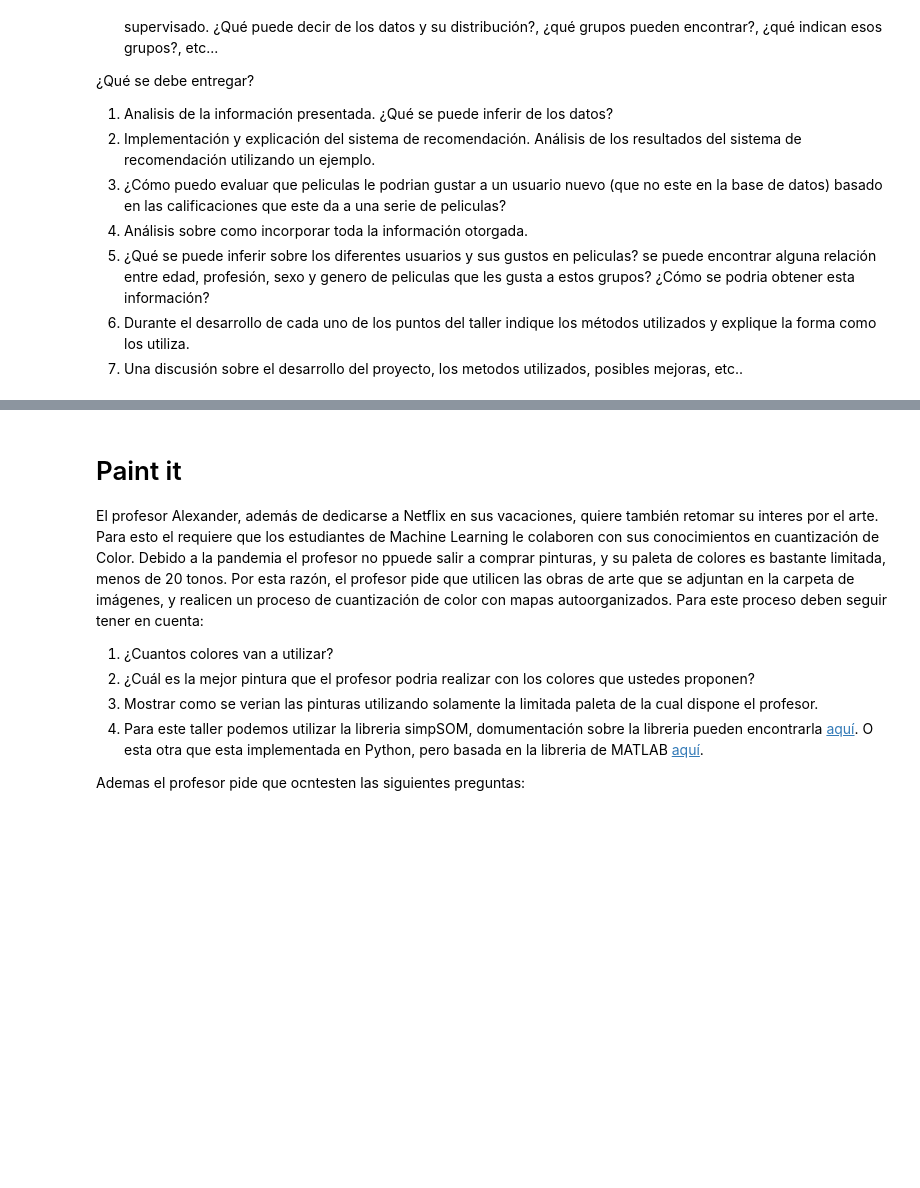
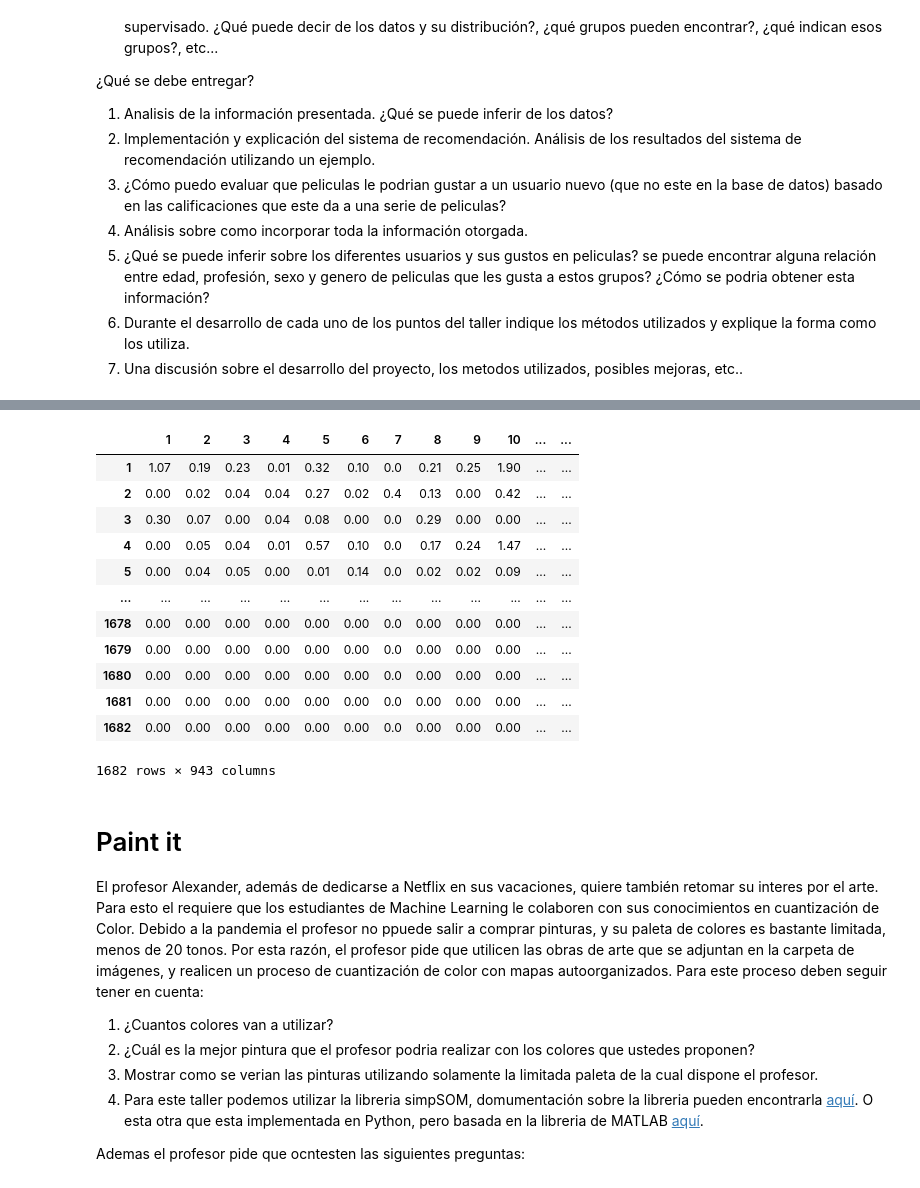
Before and after one commit to Santiago1325/Unsupervised-Learning, a Jupyter notebook: Proyecto 3 Unsupervised Learning.ipynb, the cells around one changed output, grey strips where cells are left out. Cells and saved outputs as stored; diff of their text form; code cells hidden in the pictures; blank space fills up the shorter version.

```diff
--- a/Proyecto 3 Unsupervised Learning.ipynb
+++ b/Proyecto 3 Unsupervised Learning.ipynb
@@ -47,0 +111,18 @@ array([0., 0., 0., ..., 0., 0., 0.])
+# %%
+reconstructed = pd.DataFrame(np.round(np.dot(W,H),2), columns=M1.columns)
+reconstructed.index = M1.index
+reconstructed
+# %% [output]
+|  | 1 | 2 | 3 | 4 | 5 | 6 | 7 | 8 | 9 | 10 | ... | ... |
+| 1 | 1.07 | 0.19 | 0.23 | 0.01 | 0.32 | 0.10 | 0.0 | 0.21 | 0.25 | 1.90 | ... | ... |
+| 2 | 0.00 | 0.02 | 0.04 | 0.04 | 0.27 | 0.02 | 0.4 | 0.13 | 0.00 | 0.42 | ... | ... |
+| 3 | 0.30 | 0.07 | 0.00 | 0.04 | 0.08 | 0.00 | 0.0 | 0.29 | 0.00 | 0.00 | ... | ... |
+| 4 | 0.00 | 0.05 | 0.04 | 0.01 | 0.57 | 0.10 | 0.0 | 0.17 | 0.24 | 1.47 | ... | ... |
+| 5 | 0.00 | 0.04 | 0.05 | 0.00 | 0.01 | 0.14 | 0.0 | 0.02 | 0.02 | 0.09 | ... | ... |
+| ... | ... | ... | ... | ... | ... | ... | ... | ... | ... | ... | ... | ... |
+| 1678 | 0.00 | 0.00 | 0.00 | 0.00 | 0.00 | 0.00 | 0.0 | 0.00 | 0.00 | 0.00 | ... | ... |
+| 1679 | 0.00 | 0.00 | 0.00 | 0.00 | 0.00 | 0.00 | 0.0 | 0.00 | 0.00 | 0.00 | ... | ... |
+| 1680 | 0.00 | 0.00 | 0.00 | 0.00 | 0.00 | 0.00 | 0.0 | 0.00 | 0.00 | 0.00 | ... | ... |
+| 1681 | 0.00 | 0.00 | 0.00 | 0.00 | 0.00 | 0.00 | 0.0 | 0.00 | 0.00 | 0.00 | ... | ... |
+| 1682 | 0.00 | 0.00 | 0.00 | 0.00 | 0.00 | 0.00 | 0.0 | 0.00 | 0.00 | 0.00 | ... | ... |
+1682 rows × 943 columns
```
Also changed, not shown: parts of 8 cells of this notebook.
